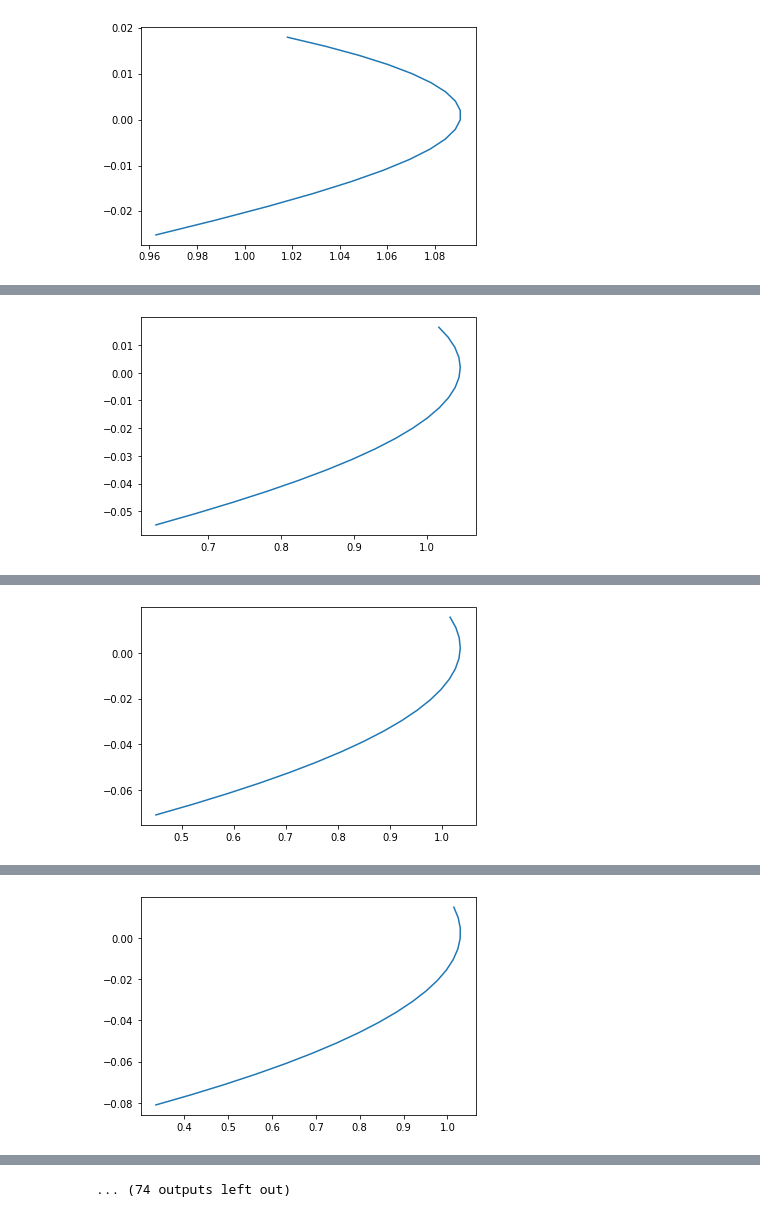
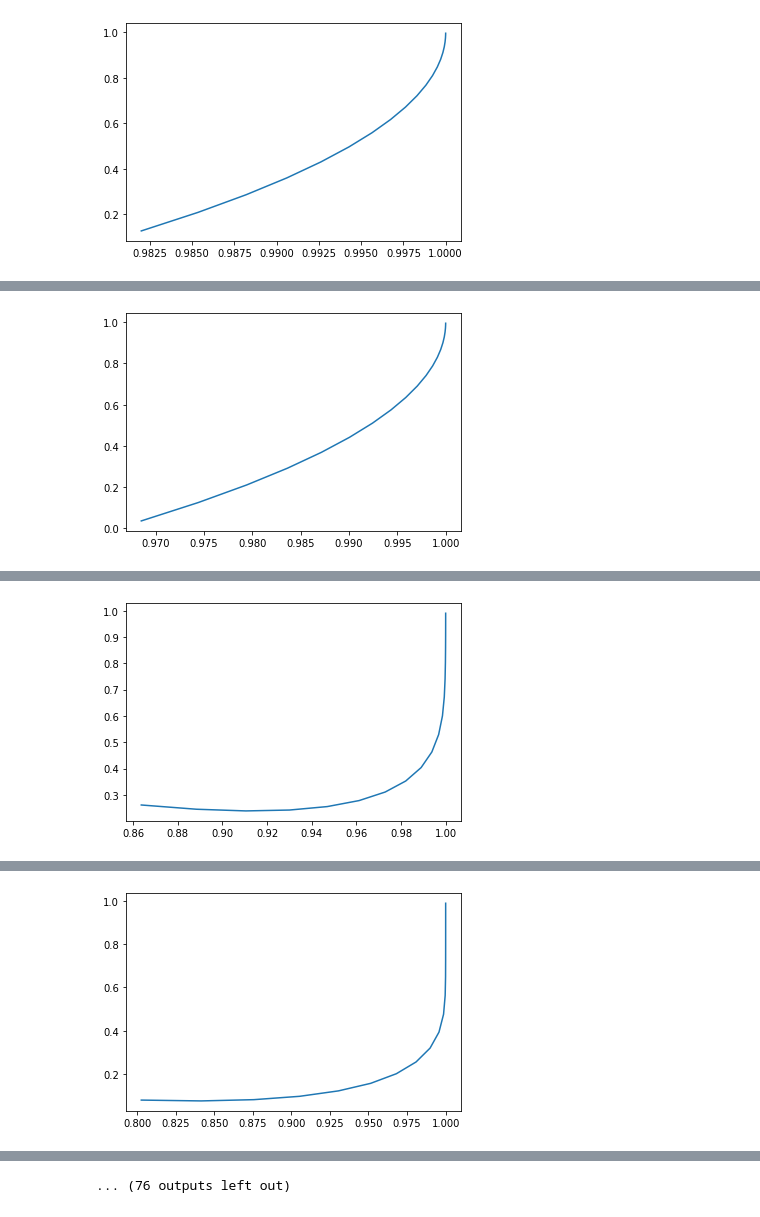
Before and after one commit to ShawnSchmucker/MAE-494-Fall-2022, a Jupyter notebook: Project_1.ipynb, the cells around one changed output, grey strips where cells are left out. Drawn from its saved outputs; the diff is of its cells as text; code cells hidden in the pictures.

```diff
--- a/Project_1.ipynb
+++ b/Project_1.ipynb
@@ -46,12 +54,12 @@ from torch import optim
 from torch.nn import utils
 import matplotlib.pyplot as plt
 
-# t.manual_seed(0)
+t.manual_seed(0)
 
 DT = 1 # time step
 G = 9.81 / 1000 # gravitational acceleration constant
 THRUST = 20 / 1000 # linear thrust constant
-ROTATE = 10 / 1000 # rotational thrust constant
+ROTATE = 5 / 1000 # rotational thrust constant
 
 class Dynamics(nn.Module):
 
@@ -62,27 +70,32 @@ class Dynamics(nn.Module):
   def forward(state, action):
     """
     action[0] = thrust controller
-    action[1] = alpha controller
+    action[1] = rotation controller
 
-    state[0] = y
-    state[1] = v (y_dot)
-    state[2] = theta
-    state[3] = alpha (theta_dot)
+    state[0] = x
+    state[1] = x_dot
+    state[2] = y
+    state[3] = y_dot
+    state[4] = theta
+    state[5] = theta_dot
     """
 
-    dx_gravity = t.tensor([0., -G * DT, 0., 0.])
+    dx_gravity = t.tensor([0., 0., 0., -G * DT, 0., 0.])
 
-    state_tensor = t.zeros((4, 2))
-    state_tensor[1, 0] = THRUST * DT * t.cos(state[2])
-    state_tensor[3, 1] = ROTATE * DT
-    dx_thrust = t.matmul(state_tensor, action)
+    state_tensor = t.zeros((6, 2))
+    state_tensor[1, 0] = THRUST * DT * t.sin(state[4])
+    state_tensor[3, 0] = THRUST * DT * t.cos(state[4])
+    state_tensor[5, 1] = ROTATE * DT
+    dx_thrust = t.matmul(action, t.t(state_tensor))
 
     state = state + dx_gravity + dx_thrust
 
-    step_mat = t.tensor([[1., DT, 0., 0.],
-                        [0., 1., 0., 0.],
-                        [0., 0., 1., DT],
-                        [0., 0., 0., 1.]])
+    step_mat = t.tensor([[1., DT, 0., 0., 0., 0.],
+                         [0., 1., 0., 0., 0., 0.],
+                         [0., 0., 1., DT, 0., 0.],
+                         [0., 0., 0., 1., 0., 0.],
+                         [0., 0., 0., 0., 1., DT],
+                         [0., 0., 0., 0., 0., 1.]])
 
     state = t.matmul(step_mat, state)
 
@@ -120,6 +133,8 @@ class Simulation(nn.Module):
     self.state_trajectory = []
     for _ in range(T):
       action = self.controller.forward(state)
+      action_tensor = t.tensor([0., -0.5])
+      action = action + action_tensor
       state = self.dynamics.forward(state, action)
       self.action_trajectory.append(action)
       self.state_trajectory.append(state)
@@ -127,11 +142,11 @@ class Simulation(nn.Module):
 
   @staticmethod
   def initialize_state():
-    state = [1., 0.02, 0.001, 0.0005]
+    state = [1., 0., 1., 0., 0., 0.]
     return t.tensor(state, requires_grad=False).float()
 
   def error(self, state):
-    return state[0]**2 + 2 * state[1]**2 + 2 * state[2]**2 + 2 * state[3]**2
+    return 1 * state[0]**2 + 1 * state[1]**2 + 1 * state[2]**2 + 1 * state[3]**2 + 1 * state[4]**2 + 1 * state[5]**2
 
 class Optimize:
   data_final = np.array([])
@@ -140,7 +155,7 @@ class Optimize:
   def __init__(self, simulation):
     self.simulation = simulation
     self.parameters = simulation.controller.parameters()
-    self.optimizer = optim.LBFGS(self.parameters, lr=0.01)
+    self.optimizer = optim.LBFGS(self.parameters, lr=0.1)
 
   def step(self):
     def closure():
@@ -162,13 +177,13 @@ class Optimize:
   def visualize(self):
     data = np.array([self.simulation.state_trajectory[i].detach().numpy() for i in range(self.simulation.T)])
     x = data[:, 0]
-    y = data[:, 1]
+    y = data[:, 2]
     plt.plot(x, y)
     plt.show()
     self.data_final = data
 
 T = 20
-dim_input = 4
+dim_input = 6
 dim_hidden = 6
 dim_output = 2
 d = Dynamics()
@@ -179,14 +194,20 @@ train = 40
 o.train(train)
 
 data_final = o.data_final
-d = data_final[:, 0]
-v = data_final[:, 1]
-theta = data_final[:, 2]
-omega = data_final[:, 3]
+x = data_final[:, 0]
+u = data_final[:, 1]
+y = data_final[:, 2]
+v = data_final[:, 3]
+theta = data_final[:, 4]
+omega = data_final[:, 5]
 t = [i for i in range(T)]
 
 plt.figure()
-plt.plot(t, d)
+plt.plot(t, x)
+plt.figure()
+plt.plot(t, u)
+plt.figure()
+plt.plot(t, y)
 plt.figure()
 plt.plot(t, v)
 plt.figure()
@@ -197,5 +218,6 @@ plt.plot(t, omega)
 steps = [i for i in range(train)]
 losses = o.losses
 plt.figure()
+plt.yscale('log')
 plt.plot(steps, losses)
 # %% [output]
@@ -203 +225 @@ plt.plot(steps, losses)
-[figure, old version]
+[figure, new version]
@@ -205 +227 @@ plt.plot(steps, losses)
-[figure, old version]
+[figure, new version]
@@ -207 +229 @@ plt.plot(steps, losses)
-[figure, old version]
+[figure, new version]
@@ -209 +231 @@ plt.plot(steps, losses)
-[figure, old version]
+[figure, new version]
@@ -214 +236 @@ plt.plot(steps, losses)
-... (74 outputs left out)
+... (76 outputs left out)
```
Also changed, not shown: parts of 2 cells of this notebook.
